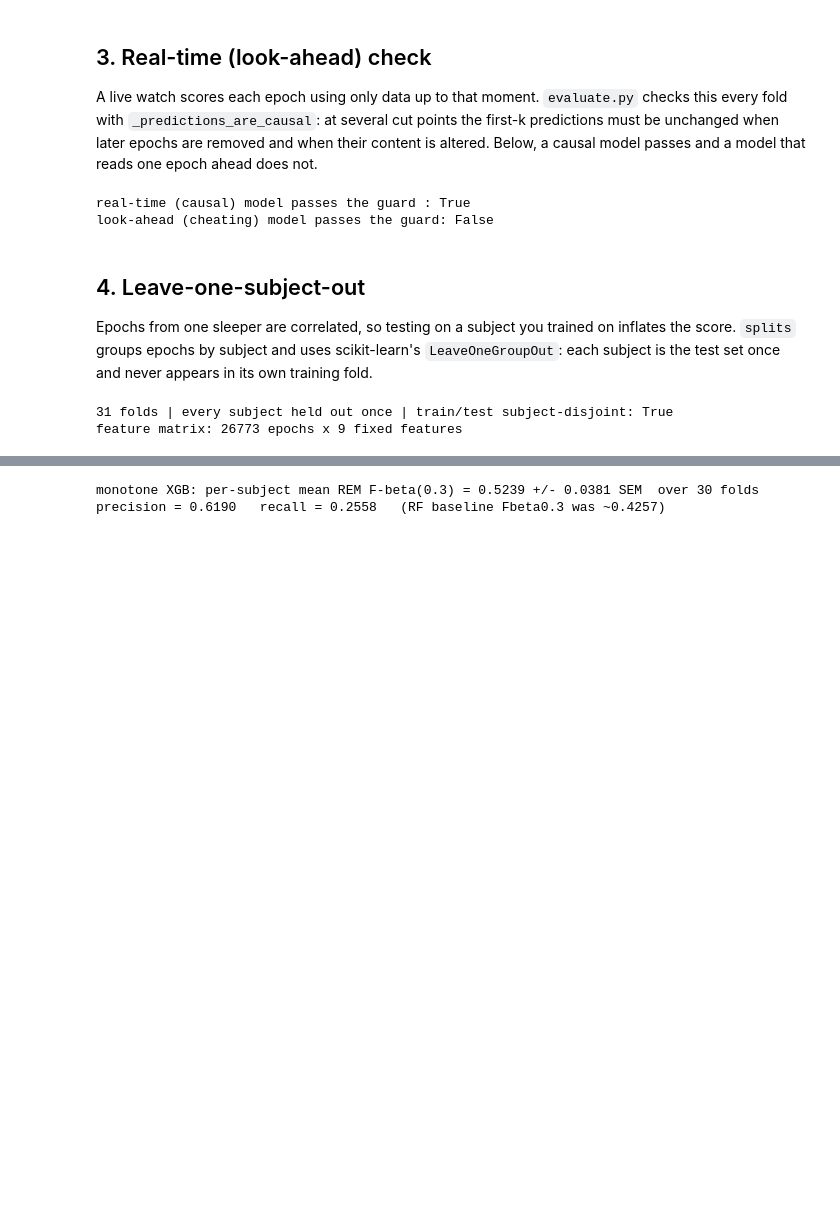
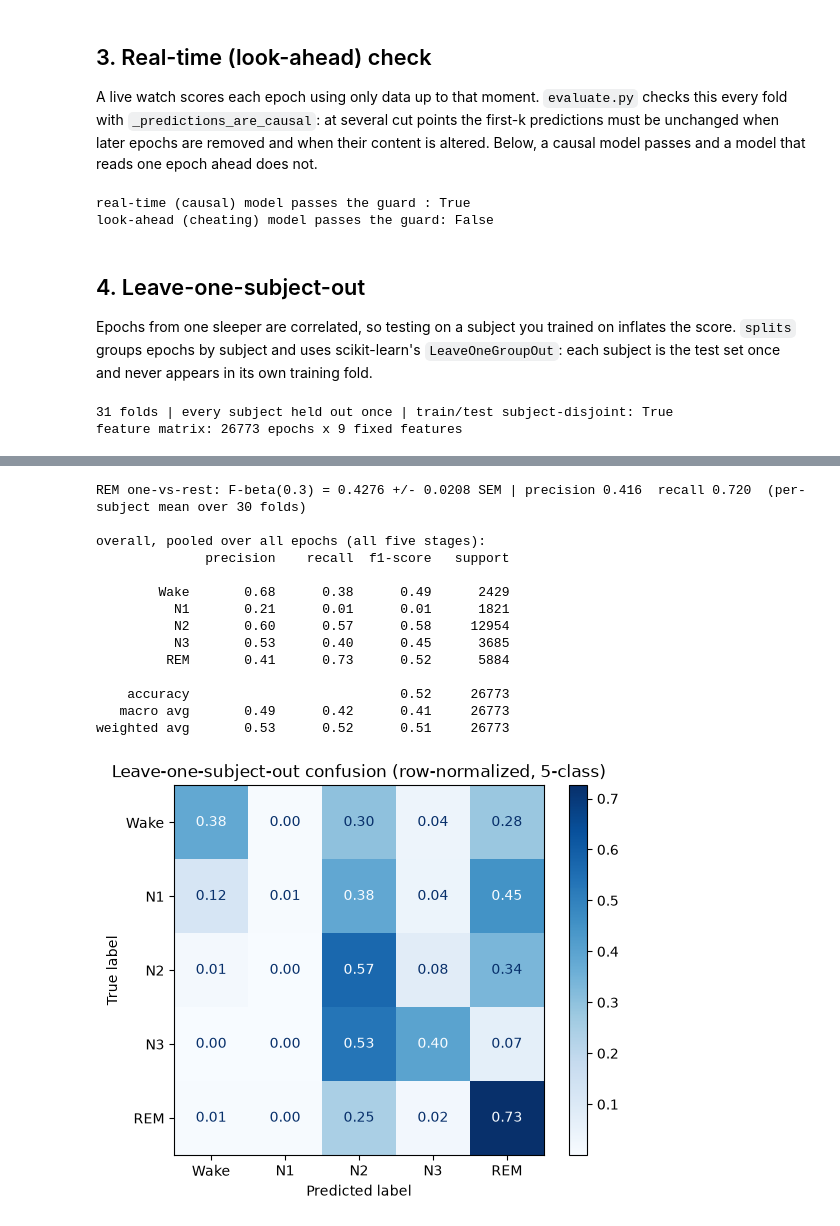
Before and after one commit to Mustaf2501/realtime-sleep-staging, a Jupyter notebook: demo.ipynb, the cells around one changed output, grey strips where cells are left out. Cells and saved outputs as stored; diff of their text form; code cells hidden in the pictures; blank space fills up the shorter version.

Commit message:
changing to multi-class predicition

```diff
--- a/demo.ipynb
+++ b/demo.ipynb
@@ -145,52 +146,49 @@ same leave-one-subject-out protocol as the baseline.
 # %%
-from sklearn.metrics import fbeta_score, precision_score, recall_score
-from xgboost import XGBClassifier
+from sklearn.metrics import (fbeta_score, precision_score, recall_score,
+                             classification_report, ConfusionMatrixDisplay)
+from dataset import WAKE, N1, N2, N3
 
 BETA = 0.3
-ACT_COLS = (1, 7, 8)   # activity, act_mean_w30, act_std_w30 -> monotone decreasing
+STAGES = [WAKE, N1, N2, N3, REM]
+LABELS = ["Wake", "N1", "N2", "N3", "REM"]
 
-class MonotoneXGB:
-    """XGBoost on the 9 features with a motor-atonia monotone prior; threshold
-    tuned on the training split for F-beta(0.3), applied inside predict."""
-    def _constraints(self):
-        c = [0] * X.shape[1]
-        for i in ACT_COLS: c[i] = -1
-        return "(" + ",".join(map(str, c)) + ")"
-
-    def fit(self, X, y, groups=None):
-        pos, neg = int((y == 1).sum()), int((y == 0).sum())
-        self.model_ = XGBClassifier(
-            n_estimators=400, max_depth=4, learning_rate=0.05,
-            subsample=0.8, colsample_bytree=0.8, min_child_weight=3,
-            reg_lambda=1.0, reg_alpha=0.0, gamma=0.0,
-            scale_pos_weight=neg / max(pos, 1), monotone_constraints=self._constraints(),
-            objective="binary:logistic", eval_metric="logloss",
-            tree_method="hist", n_jobs=-1, random_state=42).fit(X, y)
-        p = self.model_.predict_proba(X)[:, 1]                 # tune threshold on TRAIN
-        grid = np.linspace(0.05, 0.95, 181)
-        self.threshold = float(max(grid, key=lambda t: fbeta_score(
-            y, (p >= t).astype(int), beta=BETA, pos_label=1, zero_division=0)))
-        return self
-
-    def predict(self, X):
-        return (self.model_.predict_proba(X)[:, 1] >= self.threshold).astype(int)
-
-fb, pr, rc = [], [], []
+fb, pr, rc, yt_all, yp_all = [], [], [], [], []
 for tr, te in splits.cross_validator().split(X, y, groups=groups):
-    m = MonotoneXGB().fit(X[tr], y[tr], groups[tr])
+    m = build_model().fit(X[tr], y[tr])                    # module.py's multiclass model
     yp, yt = m.predict(X[te]), y[te]
-    if (yt == 1).sum() == 0: continue                          # no REM -> skip (as evaluate.py does)
-    fb.append(fbeta_score(yt, yp, beta=BETA, pos_label=1, zero_division=0))
-    pr.append(precision_score(yt, yp, pos_label=1, zero_division=0))
-    rc.append(recall_score(yt, yp, pos_label=1, zero_division=0))
+    yt_all.append(yt); yp_all.append(yp)
+    if (yt == REM).sum() == 0:                             # no REM -> REM metrics undefined
+        continue
+    fb.append(fbeta_score(yt, yp, beta=BETA, labels=[REM], average="macro", zero_division=0))
+    pr.append(precision_score(yt, yp, labels=[REM], average="macro", zero_division=0))
+    rc.append(recall_score(yt, yp, labels=[REM], average="macro", zero_division=0))
 
 fb = np.array(fb)
-print(f"monotone XGB: per-subject mean REM F-beta(0.3) = {fb.mean():.4f} +/- "
-      f"{fb.std(ddof=1)/np.sqrt(fb.size):.4f} SEM  over {fb.size} folds")
-print(f"precision = {np.mean(pr):.4f}   recall = {np.mean(rc):.4f}   (RF baseline Fbeta0.3 was ~0.4257)")
+print(f"REM one-vs-rest: F-beta(0.3) = {fb.mean():.4f} +/- {fb.std(ddof=1)/np.sqrt(fb.size):.4f} SEM "
+      f"| precision {np.mean(pr):.3f}  recall {np.mean(rc):.3f}  (per-subject mean over {fb.size} folds)")
+
+yt_all, yp_all = np.concatenate(yt_all), np.concatenate(yp_all)
+print("\noverall, pooled over all epochs (all five stages):")
+print(classification_report(yt_all, yp_all, labels=STAGES, target_names=LABELS, zero_division=0))
+ConfusionMatrixDisplay.from_predictions(yt_all, yp_all, labels=STAGES, display_labels=LABELS,
+                                        normalize="true", cmap="Blues", values_format=".2f")
+plt.title("Leave-one-subject-out confusion (row-normalized, 5-class)"); plt.show()
 # %% [output]
-monotone XGB: per-subject mean REM F-beta(0.3) = 0.5239 +/- 0.0381 SEM  over 30 folds
-precision = 0.6190   recall = 0.2558   (RF baseline Fbeta0.3 was ~0.4257)
+REM one-vs-rest: F-beta(0.3) = 0.4276 +/- 0.0208 SEM | precision 0.416  recall 0.720  (per-subject mean over 30 folds)
+
+overall, pooled over all epochs (all five stages):
+              precision    recall  f1-score   support
+
+        Wake       0.68      0.38      0.49      2429
+          N1       0.21      0.01      0.01      1821
+          N2       0.60      0.57      0.58     12954
+          N3       0.53      0.40      0.45      3685
+         REM       0.41      0.73      0.52      5884
+
+    accuracy                           0.52     26773
+   macro avg       0.49      0.42      0.41     26773
+weighted avg       0.53      0.52      0.51     26773
+[figure, added]
 # %% [markdown]
 ## Summary
 
```
Also changed, not shown: parts of 3 cells of this notebook, 7 other files.
